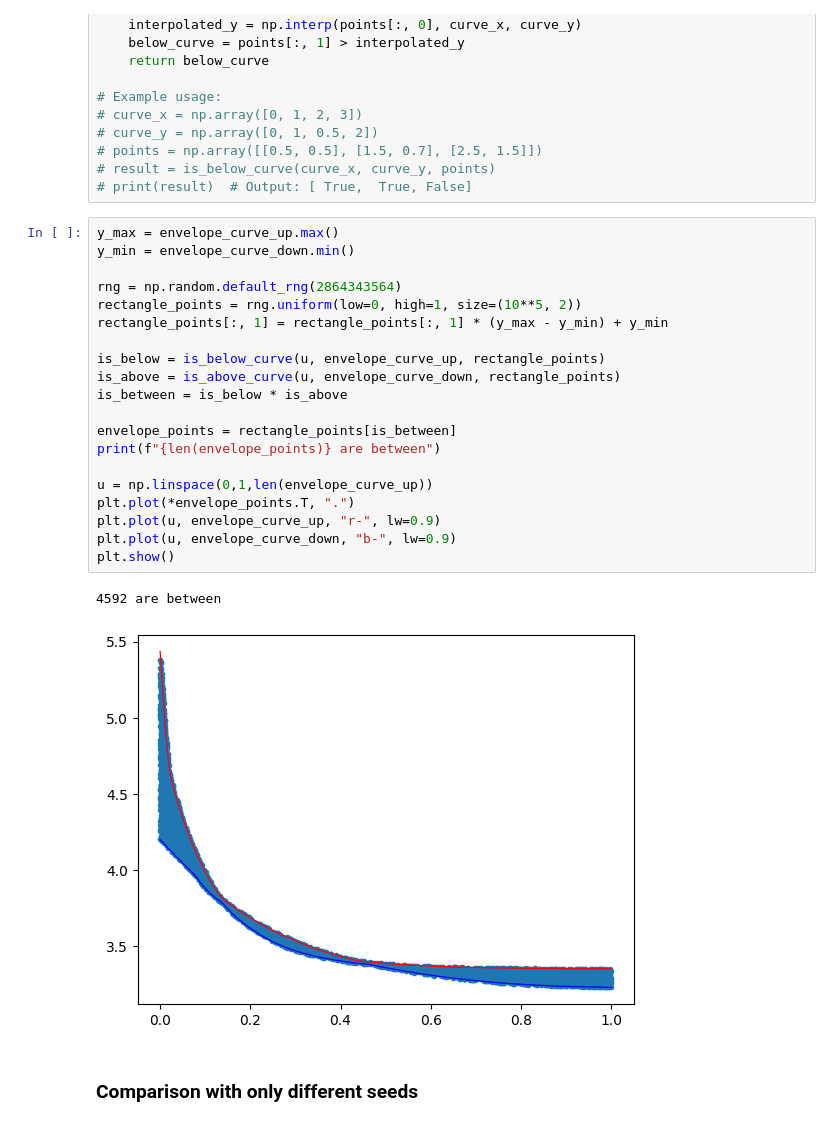
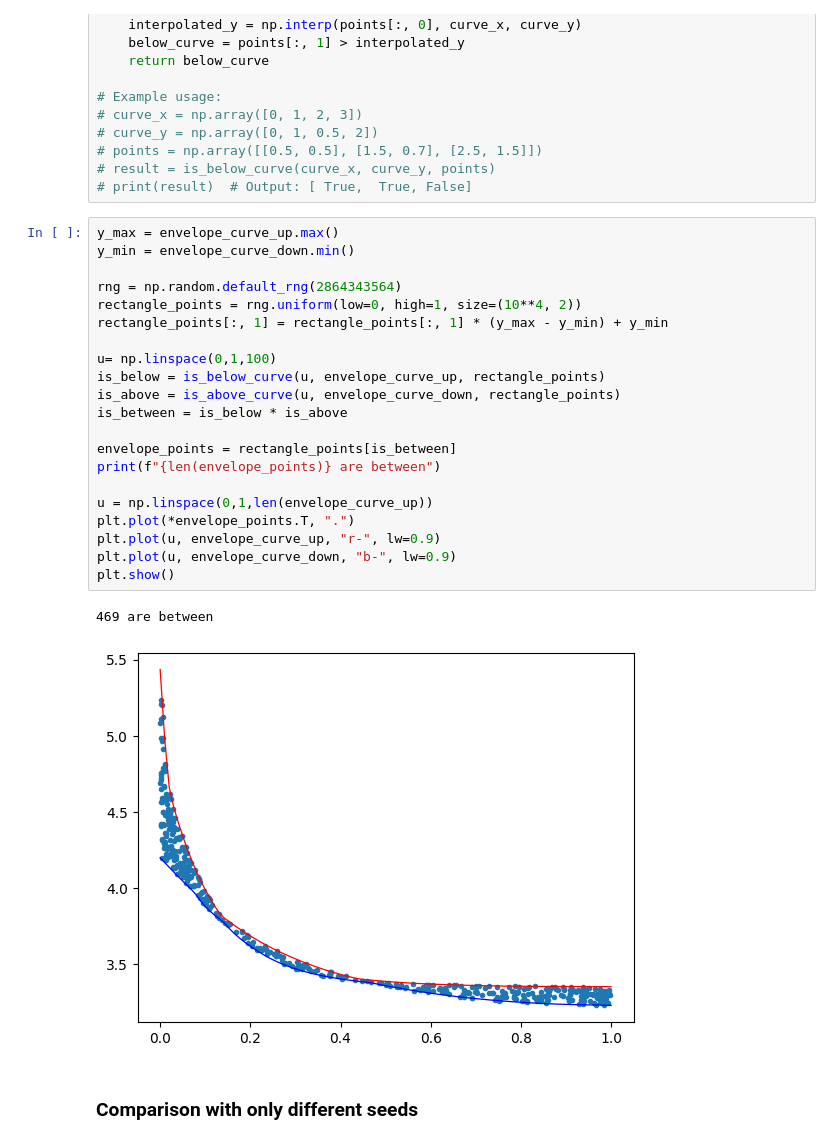
Before and after one commit to RiccardoFrenner/finn-nnpie, a Jupyter notebook: src/analyze_running_intervals.ipynb, the cells around one changed output. Saved outputs shown, nothing was run; the diff lists cells and outputs as text.

```diff
--- a/src/analyze_running_intervals.ipynb
+++ b/src/analyze_running_intervals.ipynb
@@ -182,26 +182,27 @@ def is_above_curve(curve_x: np.ndarray, curve_y: np.ndarray, points: np.ndarray)
 # %%
 y_max = envelope_curve_up.max()
 y_min = envelope_curve_down.min()
 
 rng = np.random.default_rng(2864343564)
-rectangle_points = rng.uniform(low=0, high=1, size=(10**5, 2))
+rectangle_points = rng.uniform(low=0, high=1, size=(10**4, 2))
 rectangle_points[:, 1] = rectangle_points[:, 1] * (y_max - y_min) + y_min
 
+u= np.linspace(0,1,100)
 is_below = is_below_curve(u, envelope_curve_up, rectangle_points)
 is_above = is_above_curve(u, envelope_curve_down, rectangle_points)
 is_between = is_below * is_above
 
 envelope_points = rectangle_points[is_between]
 print(f"{len(envelope_points)} are between")
 
 u = np.linspace(0,1,len(envelope_curve_up))
 plt.plot(*envelope_points.T, ".")
 plt.plot(u, envelope_curve_up, "r-", lw=0.9)
 plt.plot(u, envelope_curve_down, "b-", lw=0.9)
 plt.show()
 # %% [output]
-4592 are between
+469 are between
-[figure, old version]
+[figure, new version]
 # %% [markdown]
 ### Comparison with only different seeds
 # %%
```
Also changed, not shown: parts of 1 cell of this notebook, 1 other file.
